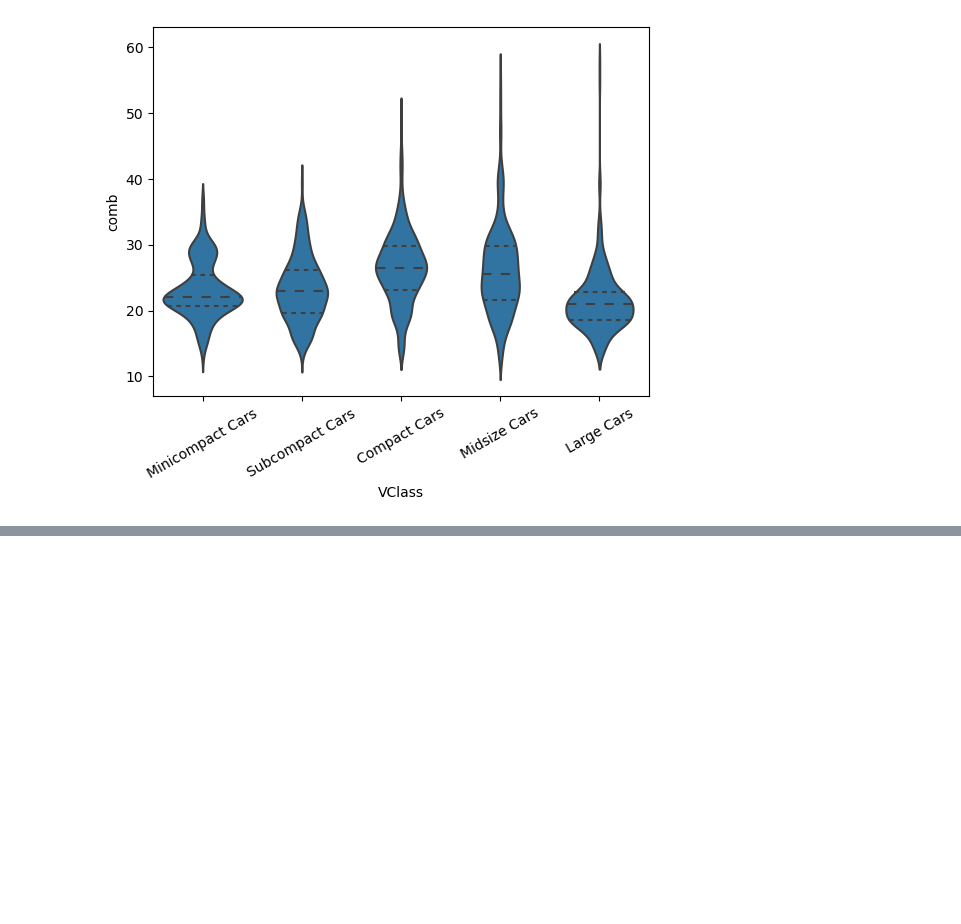
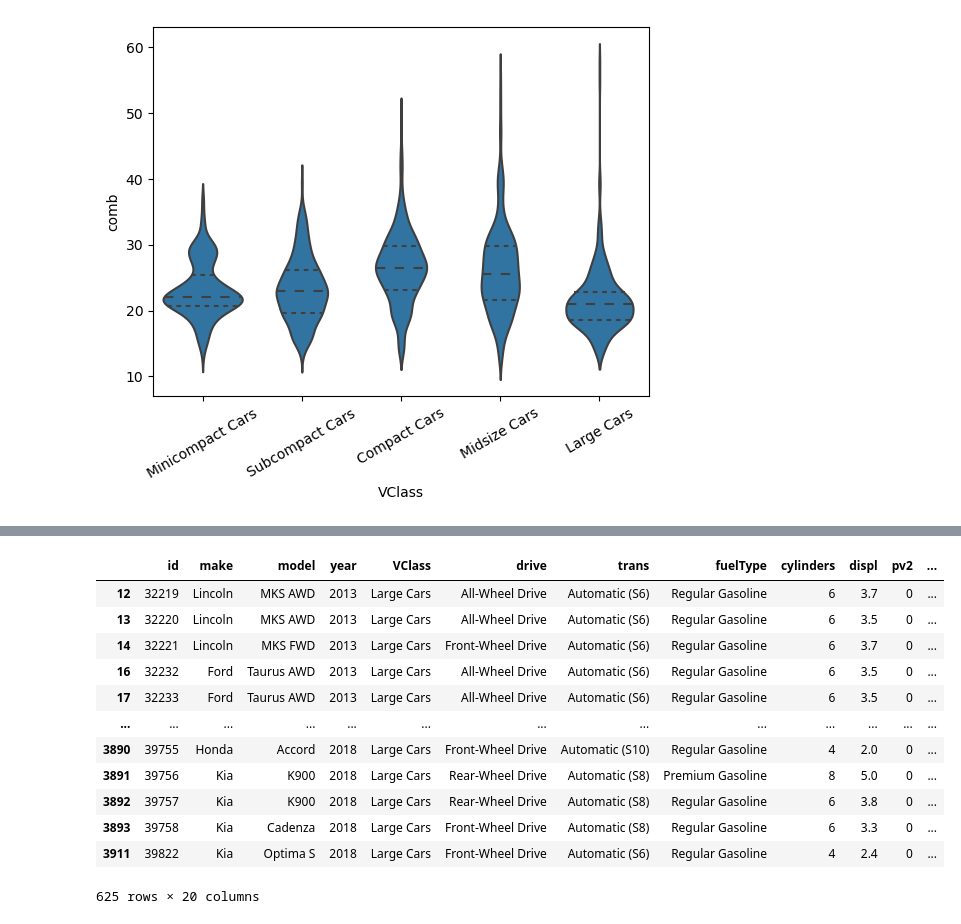
Before and after one commit to sidahmed-faisal/PokemonVis, a Jupyter notebook: fuel_econ.ipynb, the cells around one changed output, grey strips where cells are left out. Cells and saved outputs as stored; diff of their text form; code cells hidden in the pictures; blank space fills up the shorter version.

```diff
--- a/fuel_econ.ipynb
+++ b/fuel_econ.ipynb
@@ -288,0 +334,17 @@ plt.xticks(rotation=30);
+# %%
+lar = fuel_econ[fuel_econ['VClass'] =='Large Cars']
+lar
+# %% [output]
+|  | id | make | model | year | VClass | drive | trans | fuelType | cylinders | displ | pv2 | ... |
+| 12 | 32219 | Lincoln | MKS AWD | 2013 | Large Cars | All-Wheel Drive | Automatic (S6) | Regular Gasoline | 6 | 3.7 | 0 | ... |
+| 13 | 32220 | Lincoln | MKS AWD | 2013 | Large Cars | All-Wheel Drive | Automatic (S6) | Regular Gasoline | 6 | 3.5 | 0 | ... |
+| 14 | 32221 | Lincoln | MKS FWD | 2013 | Large Cars | Front-Wheel Drive | Automatic (S6) | Regular Gasoline | 6 | 3.7 | 0 | ... |
+| 16 | 32232 | Ford | Taurus AWD | 2013 | Large Cars | All-Wheel Drive | Automatic (S6) | Regular Gasoline | 6 | 3.5 | 0 | ... |
+| 17 | 32233 | Ford | Taurus AWD | 2013 | Large Cars | All-Wheel Drive | Automatic (S6) | Regular Gasoline | 6 | 3.5 | 0 | ... |
+| ... | ... | ... | ... | ... | ... | ... | ... | ... | ... | ... | ... | ... |
+| 3890 | 39755 | Honda | Accord | 2018 | Large Cars | Front-Wheel Drive | Automatic (S10) | Regular Gasoline | 4 | 2.0 | 0 | ... |
+| 3891 | 39756 | Kia | K900 | 2018 | Large Cars | Rear-Wheel Drive | Automatic (S8) | Premium Gasoline | 8 | 5.0 | 0 | ... |
+| 3892 | 39757 | Kia | K900 | 2018 | Large Cars | Rear-Wheel Drive | Automatic (S8) | Regular Gasoline | 6 | 3.8 | 0 | ... |
+| 3893 | 39758 | Kia | Cadenza | 2018 | Large Cars | Front-Wheel Drive | Automatic (S8) | Regular Gasoline | 6 | 3.3 | 0 | ... |
+| 3911 | 39822 | Kia | Optima S | 2018 | Large Cars | Front-Wheel Drive | Automatic (S6) | Regular Gasoline | 4 | 2.4 | 0 | ... |
+625 rows × 20 columns
```
Also changed, not shown: parts of 13 cells of this notebook.
